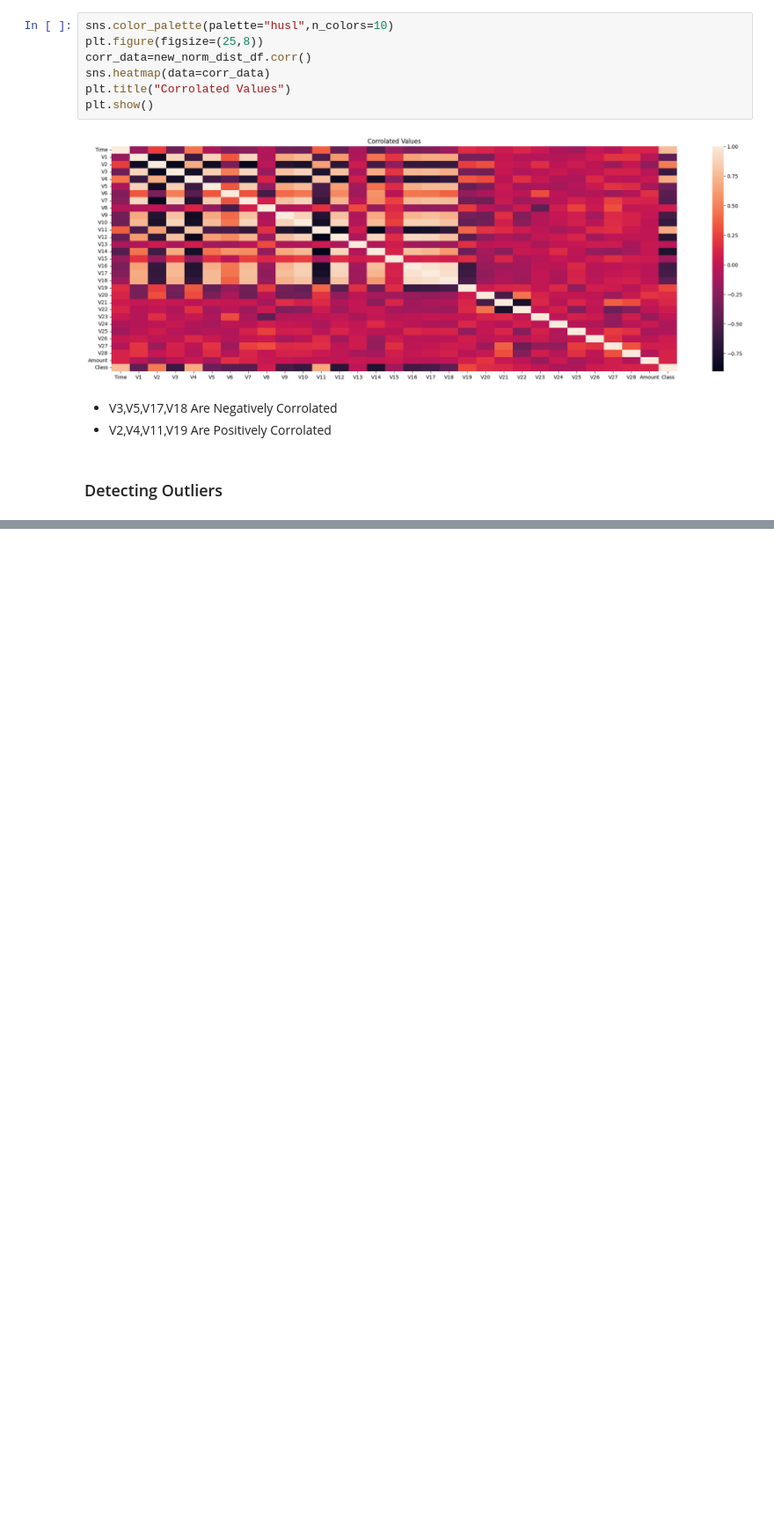
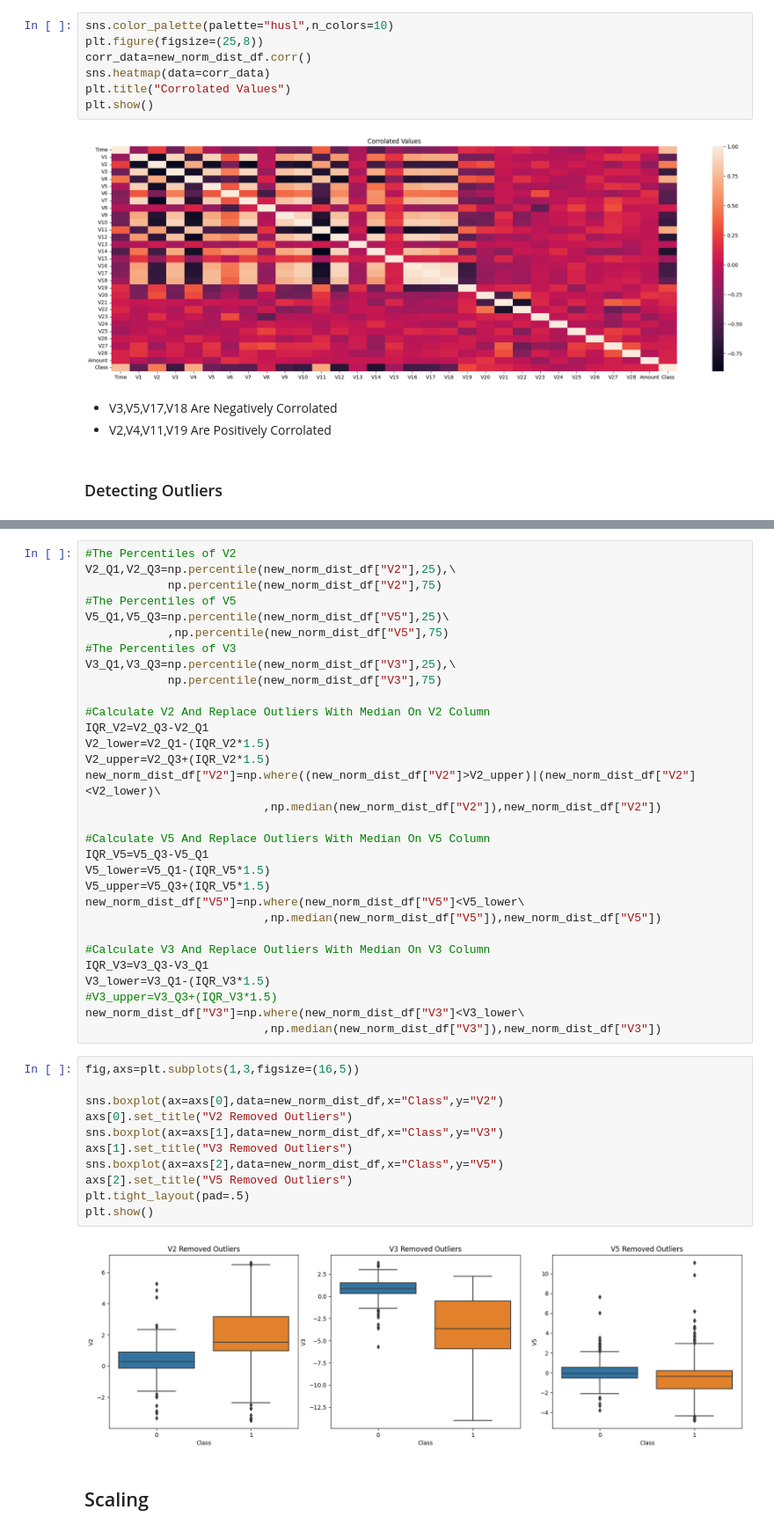
Before and after one commit to MoncefKa/kaggle-projects, a Jupyter notebook: frauddetection-eda.ipynb, the cells around one changed output, grey strips where cells are left out. Shown at 88% size. Cells and saved outputs as stored; diff of their text form; blank space fills up the shorter version.

```diff
--- a/frauddetection-eda.ipynb
+++ b/frauddetection-eda.ipynb
@@ -147,0 +204,46 @@ sns.boxplot(ax=axs[1,3],data=new_norm_dist_df,x="Class",y=positive_corr_cols[3])
+# %%
+#The Percentiles of V2
+V2_Q1,V2_Q3=np.percentile(new_norm_dist_df["V2"],25),\
+            np.percentile(new_norm_dist_df["V2"],75)
+#The Percentiles of V5
+V5_Q1,V5_Q3=np.percentile(new_norm_dist_df["V5"],25)\
+            ,np.percentile(new_norm_dist_df["V5"],75)
+#The Percentiles of V3
+V3_Q1,V3_Q3=np.percentile(new_norm_dist_df["V3"],25),\
+            np.percentile(new_norm_dist_df["V3"],75)
+
+#Calculate V2 And Replace Outliers With Median On V2 Column
+IQR_V2=V2_Q3-V2_Q1
+V2_lower=V2_Q1-(IQR_V2*1.5)
+V2_upper=V2_Q3+(IQR_V2*1.5)
+new_norm_dist_df["V2"]=np.where((new_norm_dist_df["V2"]>V2_upper)|(new_norm_dist_df["V2"]<V2_lower)\
+                          ,np.median(new_norm_dist_df["V2"]),new_norm_dist_df["V2"])
+
+#Calculate V5 And Replace Outliers With Median On V5 Column
+IQR_V5=V5_Q3-V5_Q1
+V5_lower=V5_Q1-(IQR_V5*1.5)
+V5_upper=V5_Q3+(IQR_V5*1.5)
+new_norm_dist_df["V5"]=np.where(new_norm_dist_df["V5"]<V5_lower\
+                          ,np.median(new_norm_dist_df["V5"]),new_norm_dist_df["V5"])
+
+#Calculate V3 And Replace Outliers With Median On V3 Column
+IQR_V3=V3_Q3-V3_Q1
+V3_lower=V3_Q1-(IQR_V3*1.5)
+#V3_upper=V3_Q3+(IQR_V3*1.5)
+new_norm_dist_df["V3"]=np.where(new_norm_dist_df["V3"]<V3_lower\
+                          ,np.median(new_norm_dist_df["V3"]),new_norm_dist_df["V3"])
+# %%
+fig,axs=plt.subplots(1,3,figsize=(16,5))
+
+sns.boxplot(ax=axs[0],data=new_norm_dist_df,x="Class",y="V2")
+axs[0].set_title("V2 Removed Outliers")
+sns.boxplot(ax=axs[1],data=new_norm_dist_df,x="Class",y="V3")
+axs[1].set_title("V3 Removed Outliers")
+sns.boxplot(ax=axs[2],data=new_norm_dist_df,x="Class",y="V5")
+axs[2].set_title("V5 Removed Outliers")
+plt.tight_layout(pad=.5)
+plt.show()
+# %% [output]
+[figure, added]
+# %% [markdown]
+## Scaling
```
Also changed, not shown: parts of 11 cells of this notebook.
